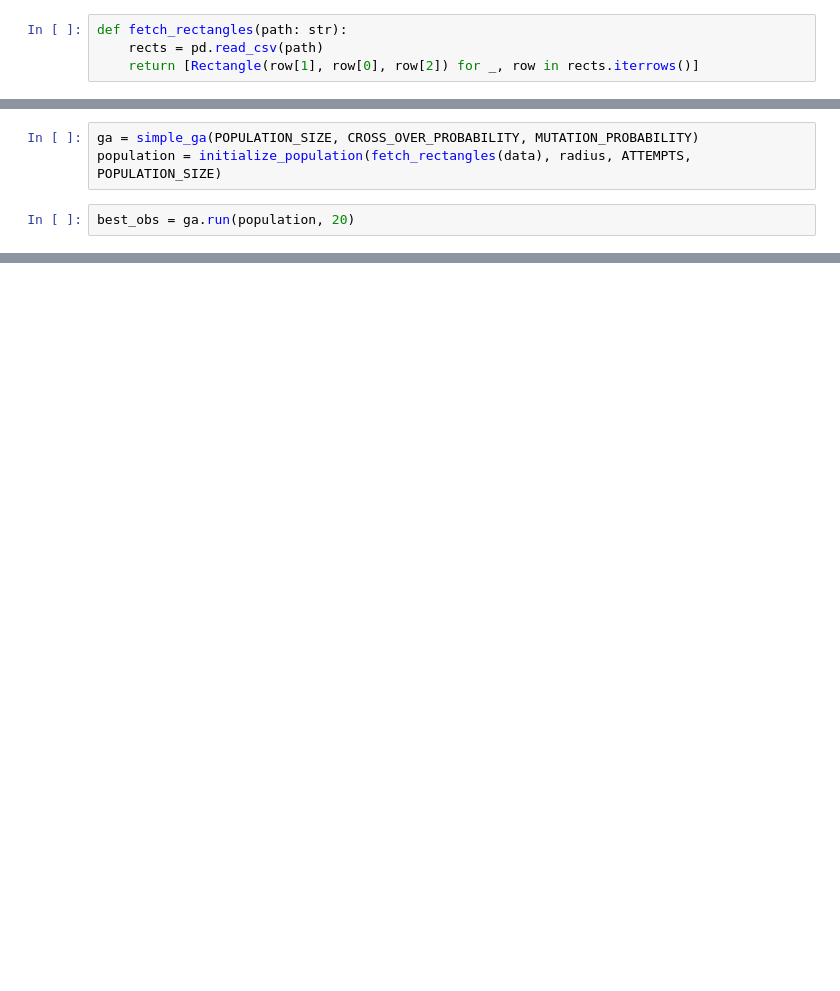
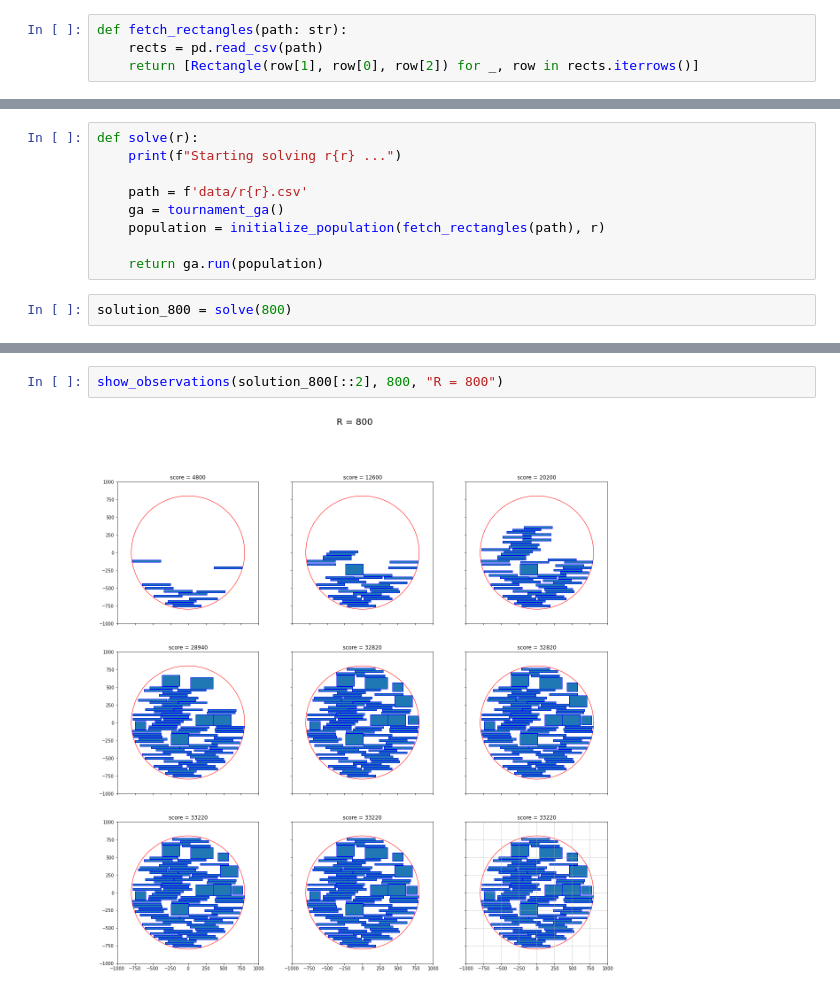
Before and after one commit to pablo2811/genetic-algo, a Jupyter notebook: src/problems/cutting-stock/testing.ipynb, the cells around one changed output, grey strips where cells are left out. Cells and saved outputs as stored; diff of their text form; blank space fills up the shorter version.

Commit message:
Cutting problem solution

```diff
--- a/src/problems/cutting-stock/testing.ipynb
+++ b/src/problems/cutting-stock/testing.ipynb
@@ -88,5 +67,0 @@ radius = 800
-# %%
-ga = simple_ga(POPULATION_SIZE, CROSS_OVER_PROBABILITY, MUTATION_PROBABILITY)
-population = initialize_population(fetch_rectangles(data), radius, ATTEMPTS, POPULATION_SIZE)
-# %%
-best_obs = ga.run(population, 20)
@@ -145,0 +68,11 @@ best_obs
+# %%
+def solve(r):
+    print(f"Starting solving r{r} ...")
+
+    path = f'data/r{r}.csv'
+    ga = tournament_ga()
+    population = initialize_population(fetch_rectangles(path), r)
+
+    return ga.run(population)
+# %%
+solution_800 = solve(800)
@@ -145,0 +97,4 @@ best_obs
+# %%
+show_observations(solution_800[::2], 800, "R = 800")
+# %% [output]
+[figure, added]
```
Also changed, not shown: parts of 22 cells of this notebook, 6 other files.
